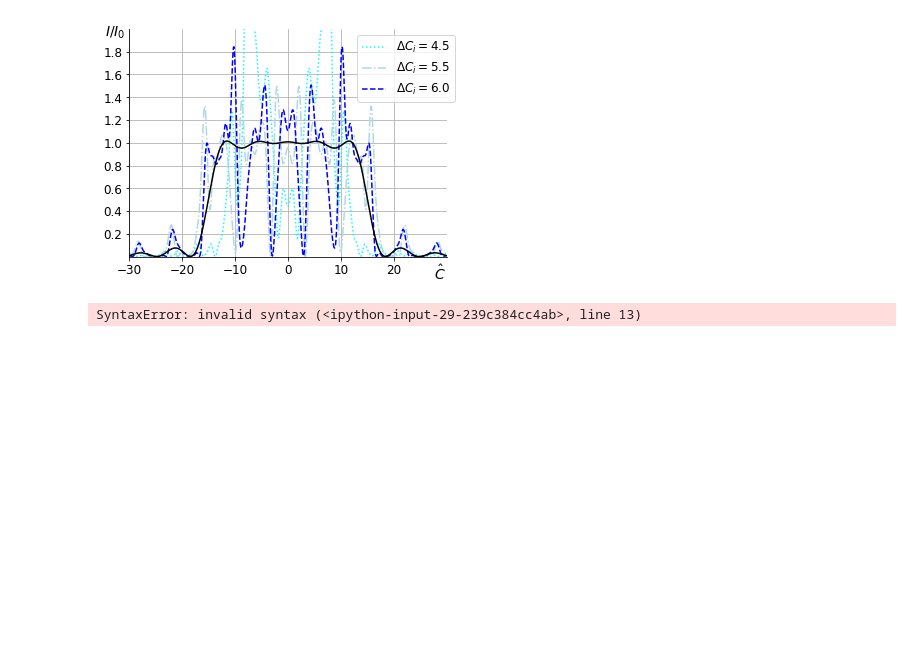
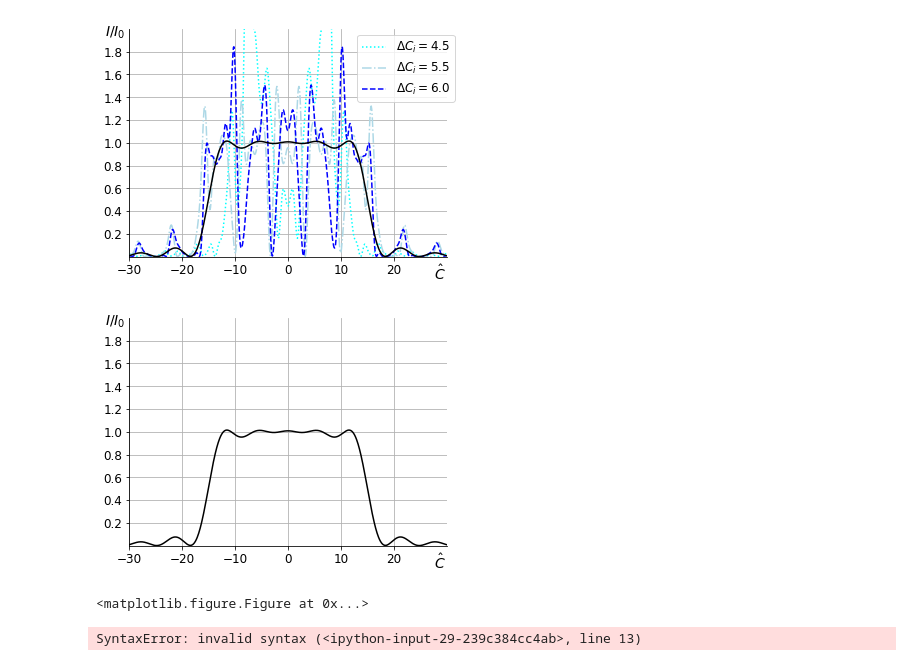
Before and after one commit to TrebAndrew/SKIF_XAS_beamline, a Jupyter notebook: SypPy_examp/Sectional_undulator.ipynb, the cells around one changed output. Cells and saved outputs as stored; diff of their text form; code cells hidden in the pictures; blank space fills up the shorter version.

```diff
--- a/SypPy_examp/Sectional_undulator.ipynb
+++ b/SypPy_examp/Sectional_undulator.ipynb
@@ -109,33 +109,75 @@ plt.plot(C, wide_spec(C), color='blue',linestyle='--', label='$\Delta C_i = 6.0$
 
 a = 6
 plt.plot(C, wide_spec_non(C), color='black')
 
 a = 6
 n = 100
 s = 0
 for i in range(0, n):
     s = s + wide_spec(C)
 s = s/n
 #plt.plot(C, s)
 #plt.plot(C, single_und_spec_phased(C), color='blue', label='2', linestyle='--')
 
 leg = plt.legend(fontsize=12)#loc='upper left')
 # Get the bounding box of the original legend
 bb = leg.get_bbox_to_anchor().inverse_transformed(ax.transAxes)
 plt.grid()
 
 # Change to location of the legend.
 #xOffset = 0.0
 bb.x0 += 0.7
 bb.x1 -= 0.1
 bb.y0 -= 0.0
 bb.y1 -= 0.0
 leg.set_bbox_to_anchor(bb, transform = ax.transAxes)
 
 plt.savefig('/home/andrei/Documents/SKIF_XAS_beamline/TeXDoc/pic/spec_from_sec_und.pdf', dpi=300)#, bbox_inches='tight')
 plt.show()
+
+
+plt.figure(figsize=(1.3*4,1.3*3))
+
+plt.xlabel(r'$\hat{C}$', fontsize=14, labelpad = 0.0)
+y = plt.ylabel(r'$I/I_0$', fontsize=14, labelpad = 0.0, rotation=90)
+y.set_rotation(0)
+
+ax = plt.gca()
+ax.spines['right'].set_color('none')
+ax.spines['top'].set_color('none')
+ax.xaxis.set_ticks_position('bottom')
+ax.spines['top'].set_position(('axes',0))
+ax.yaxis.set_ticks_position('left')
+ax.spines['top'].set_position(('data',0))
+ax.xaxis.set_label_coords(0.98, -0.03)
+ax.yaxis.set_label_coords(-0.045, 0.95)
+
+# Change to location of the legend.
+
+plt.xlim(-30, 30)
+plt.ylim(0, 2.0)
+plt.tight_layout()
+
+
+plt.xticks([-30, -20, -10, 0, 10, 20],fontsize=12)
+        #  [r'$-\pi$', r'$-\pi/2$', r'$0$', r'$+\pi/2$', r'$+\pi$'])
+
+plt.yticks([0.2,0.4,0.6,0.8,1.0, 1.2, 1.4, 1.6, 1.8], fontsize=12)
+        #  [r'$-1$', r'$0$', r'$+1$'])
+
+for label in ax.get_xticklabels() + ax.get_yticklabels():
+    label.set_fontsize(12)
+    label.set_bbox(dict(facecolor='white', alpha=0.1, edgecolor='white'), )
+plt.grid()
+plt.plot(C, wide_spec_non(C), color='black')
+plt.savefig('/home/andrei/Documents/SKIF_XAS_beamline/TeXDoc/pic/spec_sinc.pdf', dpi=300)#, bbox_inches='tight')
+
+plt.figure(figsize=(1.3*4,1.3*3))
+plt.show()
 # %% [output]
 [figure]
+[figure, added]
+<matplotlib.figure.Figure at 0x...>
 # %%
 from sympy import *
 init_printing(use_unicode=False, wrap_line=False)
```
Also changed, not shown: 41 other files.
